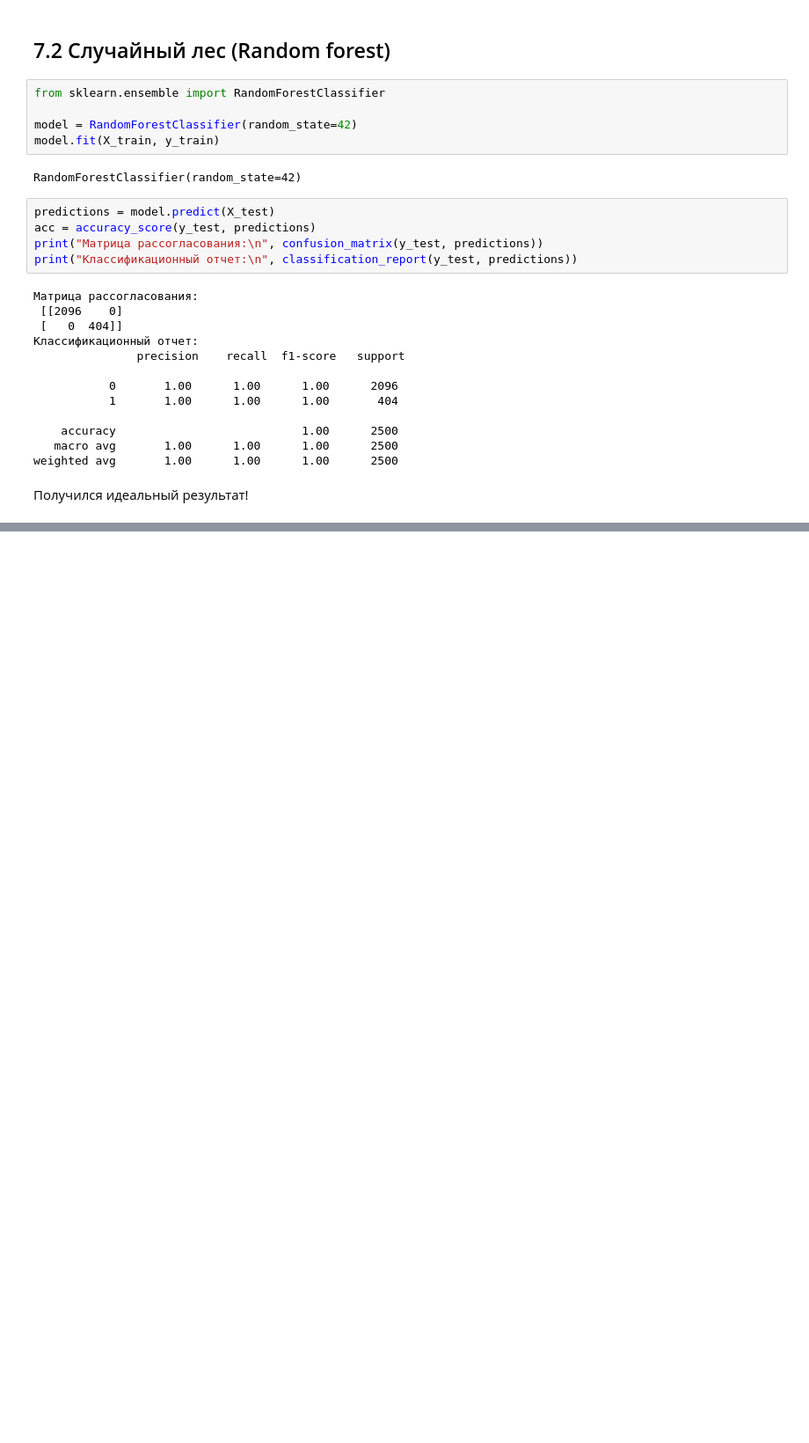
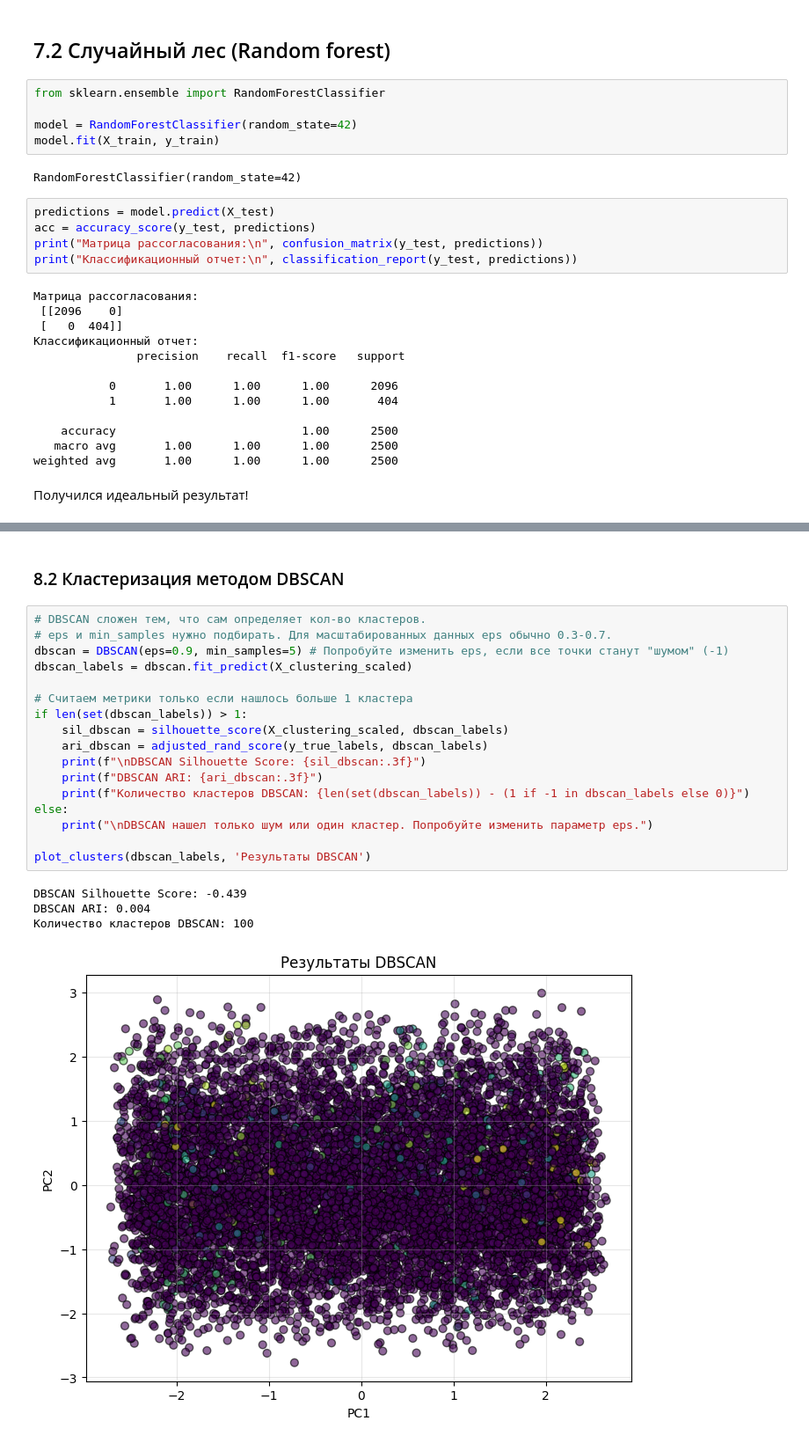
Before and after one commit to Uzema/ML, a Jupyter notebook: CollegePlacement_ml.ipynb, the cells around one changed output, grey strips where cells are left out. Shown at 88% size. Drawn from its saved outputs; the diff is of its cells as text; blank space fills up the shorter version.

```diff
--- a/CollegePlacement_ml.ipynb
+++ b/CollegePlacement_ml.ipynb
@@ -443,0 +500,24 @@ weighted avg       1.00      1.00      1.00      2500
+# %% [markdown]
+### 8.2 Кластеризация методом DBSCAN
+# %%
+# DBSCAN сложен тем, что сам определяет кол-во кластеров.
+# eps и min_samples нужно подбирать. Для масштабированных данных eps обычно 0.3-0.7.
+dbscan = DBSCAN(eps=0.9, min_samples=5) # Попробуйте изменить eps, если все точки станут "шумом" (-1)
+dbscan_labels = dbscan.fit_predict(X_clustering_scaled)
+
+# Считаем метрики только если нашлось больше 1 кластера
+if len(set(dbscan_labels)) > 1:
+    sil_dbscan = silhouette_score(X_clustering_scaled, dbscan_labels)
+    ari_dbscan = adjusted_rand_score(y_true_labels, dbscan_labels)
+    print(f"\nDBSCAN Silhouette Score: {sil_dbscan:.3f}")
+    print(f"DBSCAN ARI: {ari_dbscan:.3f}")
+    print(f"Количество кластеров DBSCAN: {len(set(dbscan_labels)) - (1 if -1 in dbscan_labels else 0)}")
+else:
+    print("\nDBSCAN нашел только шум или один кластер. Попробуйте изменить параметр eps.")
+
+plot_clusters(dbscan_labels, 'Результаты DBSCAN')
+# %% [output]
+DBSCAN Silhouette Score: -0.439
+DBSCAN ARI: 0.004
+Количество кластеров DBSCAN: 100
+[figure, added]
```
Also changed, not shown: parts of 12 cells of this notebook.
